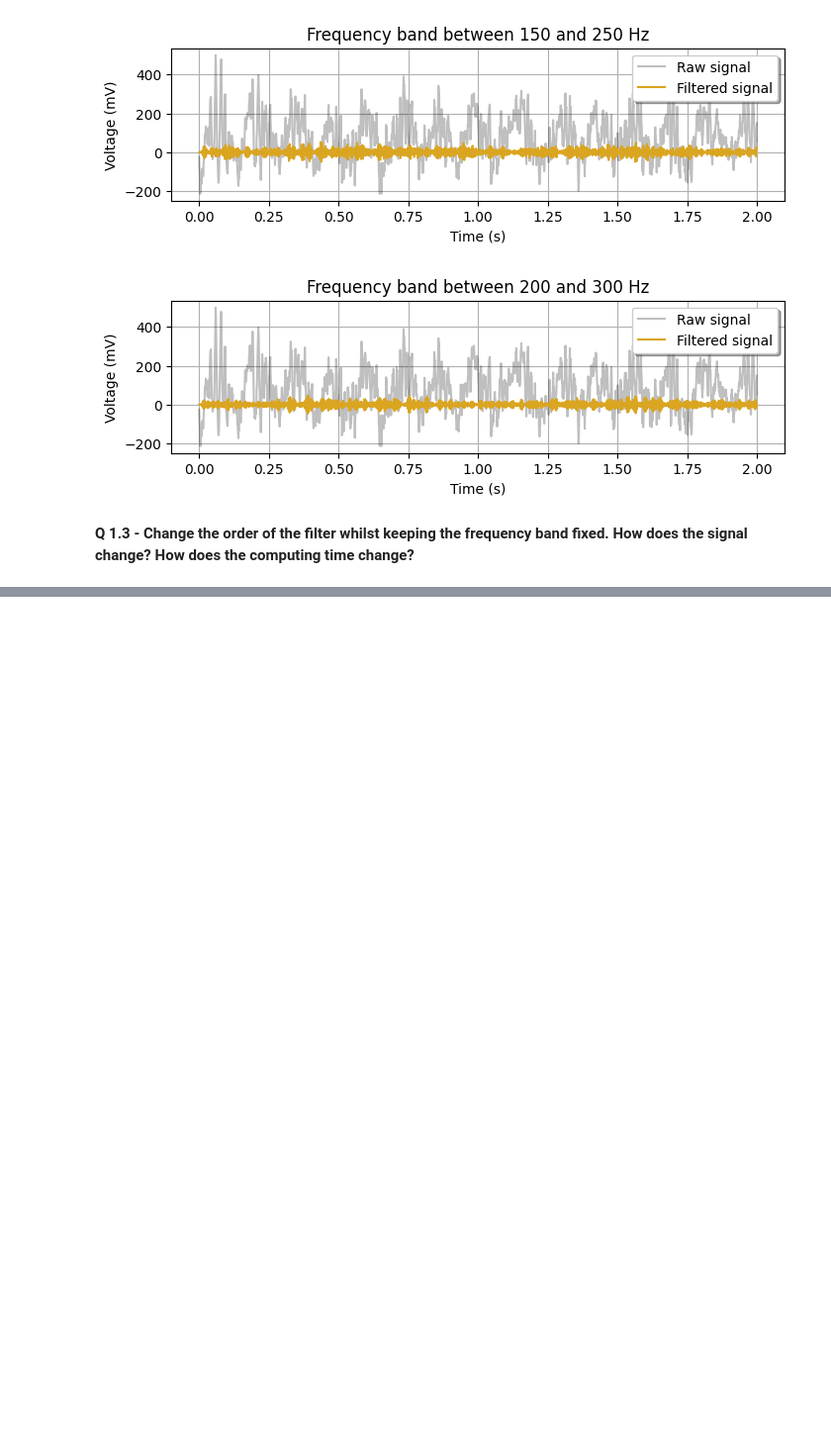
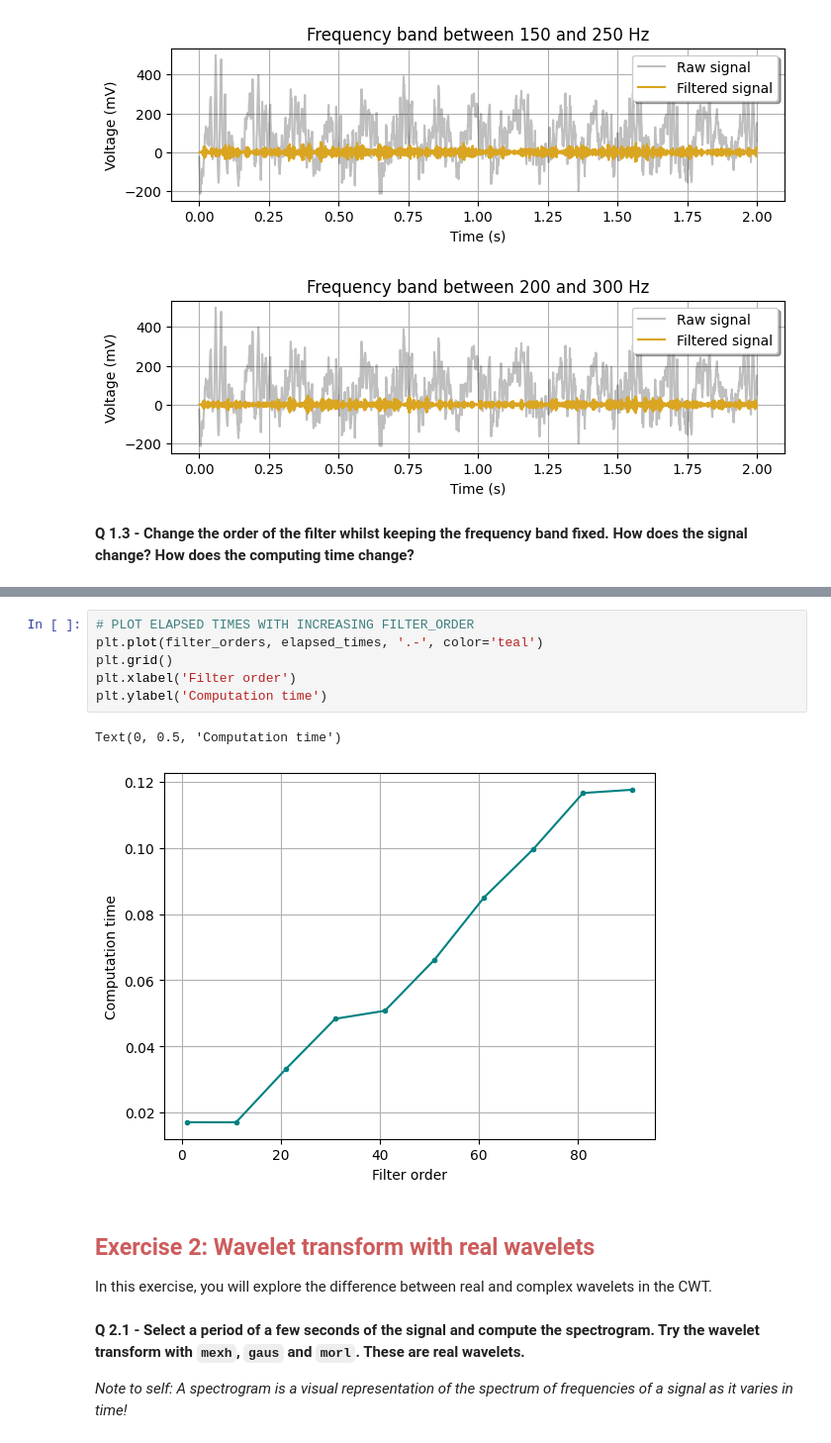
Before and after one commit to DanielaOS/NeuralAnalysis, a Jupyter notebook: neural-data-master/01-local_field_potential/LFP_exercises_mine.ipynb, the cells around one changed output, grey strips where cells are left out. Shown at 99% size. Saved outputs shown, nothing was run; the diff lists cells and outputs as text; blank space fills up the shorter version.

Commit message:
Almost finished exercise 2, missing the comments

```diff
--- a/neural-data-master/01-local_field_potential/LFP_exercises_mine.ipynb
+++ b/neural-data-master/01-local_field_potential/LFP_exercises_mine.ipynb
@@ -82,0 +120,17 @@ for indx in range(len(frequency_bands2)):
+# %%
+# PLOT ELAPSED TIMES WITH INCREASING FILTER_ORDER
+plt.plot(filter_orders, elapsed_times, '.-', color='teal')
+plt.grid()
+plt.xlabel('Filter order')
+plt.ylabel('Computation time')
+# %% [output]
+Text(0, 0.5, 'Computation time')
+[figure, added]
+# %% [markdown]
+## <font color='indianred'> Exercise 2: Wavelet transform with real wavelets </font>
+
+In this exercise, you will explore the difference between real and complex wavelets in the CWT.
+# %% [markdown]
+**Q 2.1 - Select a period of a few seconds of the signal and compute the spectrogram. Try the wavelet transform with `mexh`, `gaus` and `morl`. These are real wavelets.**
+
+*Note to self: A spectrogram is a visual representation of the spectrum of frequencies of a signal as it varies in time!*
```
Also changed, not shown: parts of 5 cells of this notebook.
